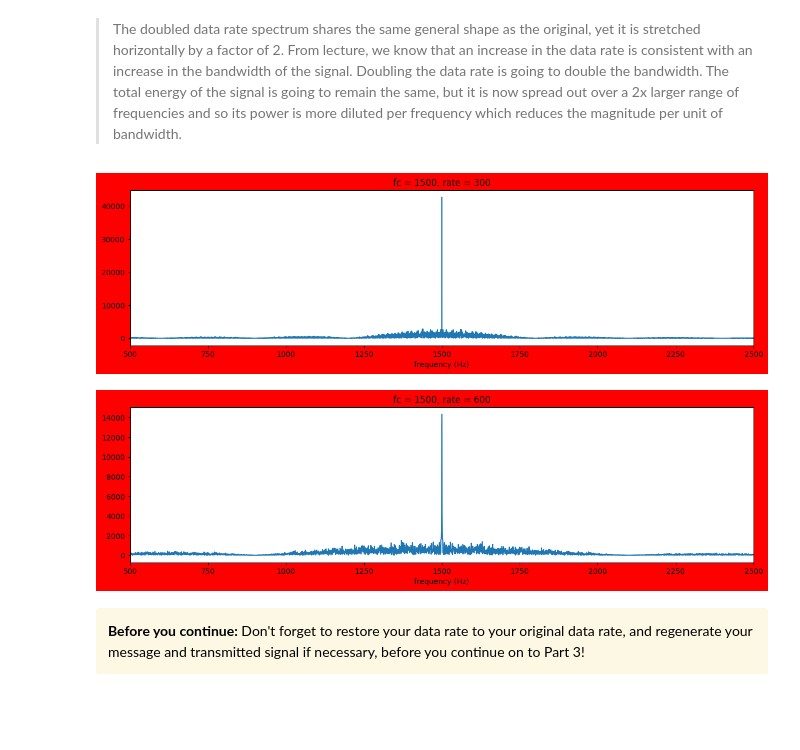
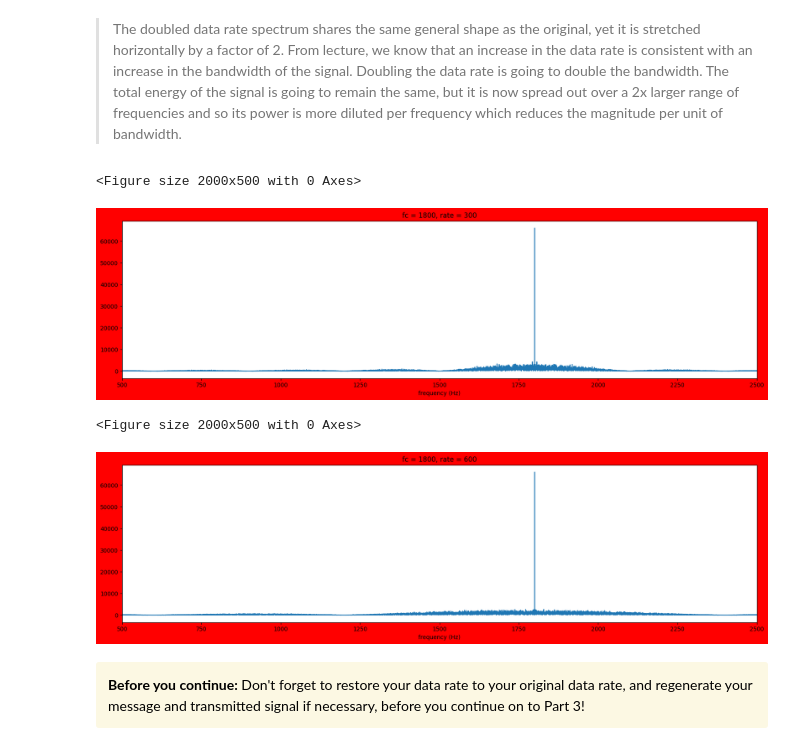
Before and after one commit to Kizjkre/engr76-2b-rewrite, a Jupyter notebook: project2b-solution.ipynb, the cells around one changed output. Drawn from its saved outputs; the diff is of its cells as text; code cells hidden in the pictures; blank space fills up the shorter version.

```diff
--- a/project2b-solution.ipynb
+++ b/project2b-solution.ipynb
@@ -226,8 +222,8 @@ rate = 300
 # %%
 # solution code - delete before sending to students!
 rate = 300
-message = rng.integers(0, 2, 1100)
-message = np.insert(message, 0, 1)  # always start the message with a 1 (we'll see why soon)
+message = rng.integers(0, 2, 1800)
+message = np.insert(message, 0, 1)  # always start the message with a 1
 
 
 T = 1 / rate
@@ -242,5 +238,4 @@ fig = plt.figure(figsize=(15, 3.75))
 fig.patch.set_facecolor('red')
 plt.plot(f_fft, np.abs(baseband_fft))
 plt.xlabel('frequency (Hz)')
-plt.show()
 # %% [output]
@@ -272,4 +268,16 @@ Now modulate the signal and inspect its spectrum.
 </div>
 # %%
 # Question 2.2.
+fc = 1800
+# Use the
 # Spectrum of passband signal.
+# YOUR CODE HERE
+# As always, add as many cells as you need to show what you want to show.
+x = np.sin(2 * π * fc * t) * baseband
+
+f_fft = rfftfreq(x.size, 1 / fs)
+x_fft = rfft(x)
+fig = plt.figure()
+fig.patch.set_facecolor('red')
+plt.plot(f_fft, np.abs(x_fft))
+plt.xlabel('frequency (Hz)')
@@ -276,13 +286,0 @@ Now modulate the signal and inspect its spectrum.
-# %%
-# solution code - delete before sending to students!
-
-fc = 1846
-x = np.sin(2 * π * fc * t) * baseband
-
-f_fft = rfftfreq(x.size, 1 / fs)
-x_fft = rfft(x)
-fig = plt.figure(figsize=(15, 3.75))
-fig.patch.set_facecolor('red')
-plt.plot(f_fft, np.abs(x_fft))
-plt.xlabel('frequency (Hz)')
-plt.show()
@@ -320,33 +316,36 @@ _WHAT WE EXPECT:_ a short answer with 1-2 sentences.
 # Question 2.4.
 # Spectrum of passband signal, but for twice the data rate.
 # %%
-# Solution code - delete before sending to students!
-
-# Rate = 300
 rates = [300, 600]
 for rate in rates:
+    fig = plt.figure() #different figure for each rate
+    message = rng.integers(0, 2, 6*rate)
+    message = np.insert(message, 0, 1)  # always start the message with a 1
+    fc = 1800
+    ##### YOUR CODE HERE ######
     T = 1 / rate
     k = len(message)
     t = np.arange(0, k * T, 1 / fs)
     baseband = message[np.floor(t / T).astype(int)]
 
-    fc = 1500
     x = np.sin(2 * π * fc * t) * baseband
 
     f_fft = rfftfreq(x.size, 1 / fs)
     x_fft = rfft(x)
 
-    fig = plt.figure(figsize=(15, 3.75))
+    fig = plt.figure()
     fig.patch.set_facecolor('red')
     plt.plot(f_fft, np.abs(x_fft))
     plt.xlabel('frequency (Hz)')
     plt.xlim(500, 2500)
     #plt.ylim(0, 8000)
+    ###########################
     plt.title(f'fc = {fc}, rate = {rate}')
-    plt.show()
 # %% [output]
+<Figure size 2000x500 with 0 Axes>
-[figure, old version]
+[figure, new version]
+<Figure size 2000x500 with 0 Axes>
-[figure, old version]
+[figure, new version]
 # %% [markdown]
 <div class="alert alert-warning" style="color: black;"><strong>Before you continue:</strong> Don't forget to restore your data rate to your original data rate, and regenerate your message and transmitted signal if necessary, before you continue on to Part 3!</div>
 # %% [markdown]
```
Also changed, not shown: parts of 29 cells of this notebook.
